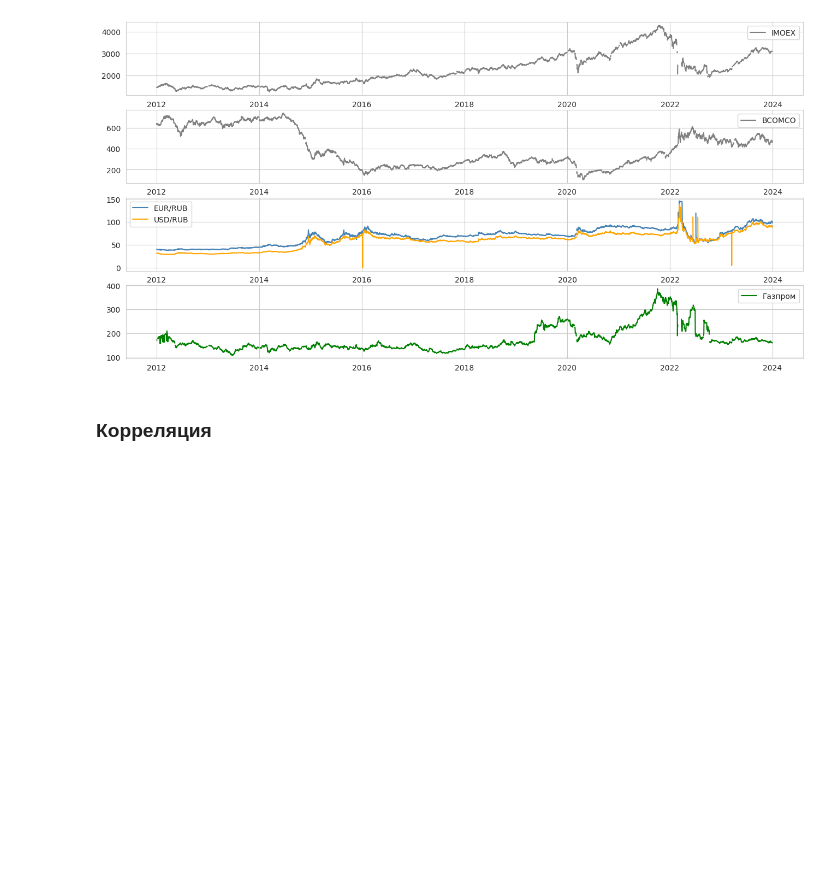
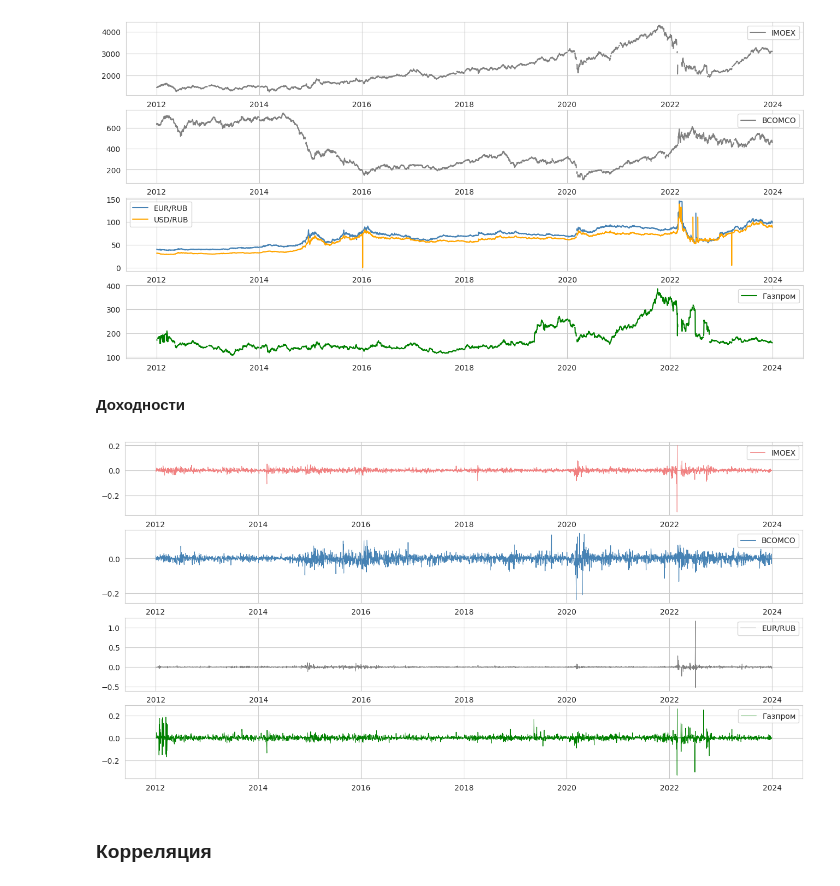
Before and after one commit to ElizavetaKagan/Model-Risk-vkr, a Jupyter notebook: Notebooks/VKR_MR_part1.ipynb, the cells around one changed output. Drawn from its saved outputs; the diff is of its cells as text; code cells hidden in the pictures; blank space fills up the shorter version.

```diff
--- a/Notebooks/VKR_MR_part1.ipynb
+++ b/Notebooks/VKR_MR_part1.ipynb
@@ -130,6 +141,21 @@ axs[3].legend()
 plt.show()
 # %% [output]
 [figure]
+# %% [markdown]
+**Доходности**
+# %%
+fig, axs = plt.subplots(4, 1, figsize = (16, 8))
+axs[0].plot(df_returns['IMOEX'], label = 'IMOEX', color = 'lightcoral', linewidth = 0.75)
+axs[0].legend()
+axs[1].plot(df_returns['BCOMCO'], label = 'BCOMCO', color='steelblue', linewidth = 0.75)
+axs[1].legend()
+axs[2].plot(df_returns['EUR_RUB'], label = 'EUR/RUB', color='grey', linewidth = 0.75)
+axs[2].legend()
+axs[3].plot(df_returns['Газпром'], label = 'Газпром', color='green', linewidth = 0.75)
+axs[3].legend()
+plt.show()
+# %% [output]
+[figure, added]
 # %% [markdown]
 ### Корреляция
 # %%
```
Also changed, not shown: parts of 28 cells of this notebook.
